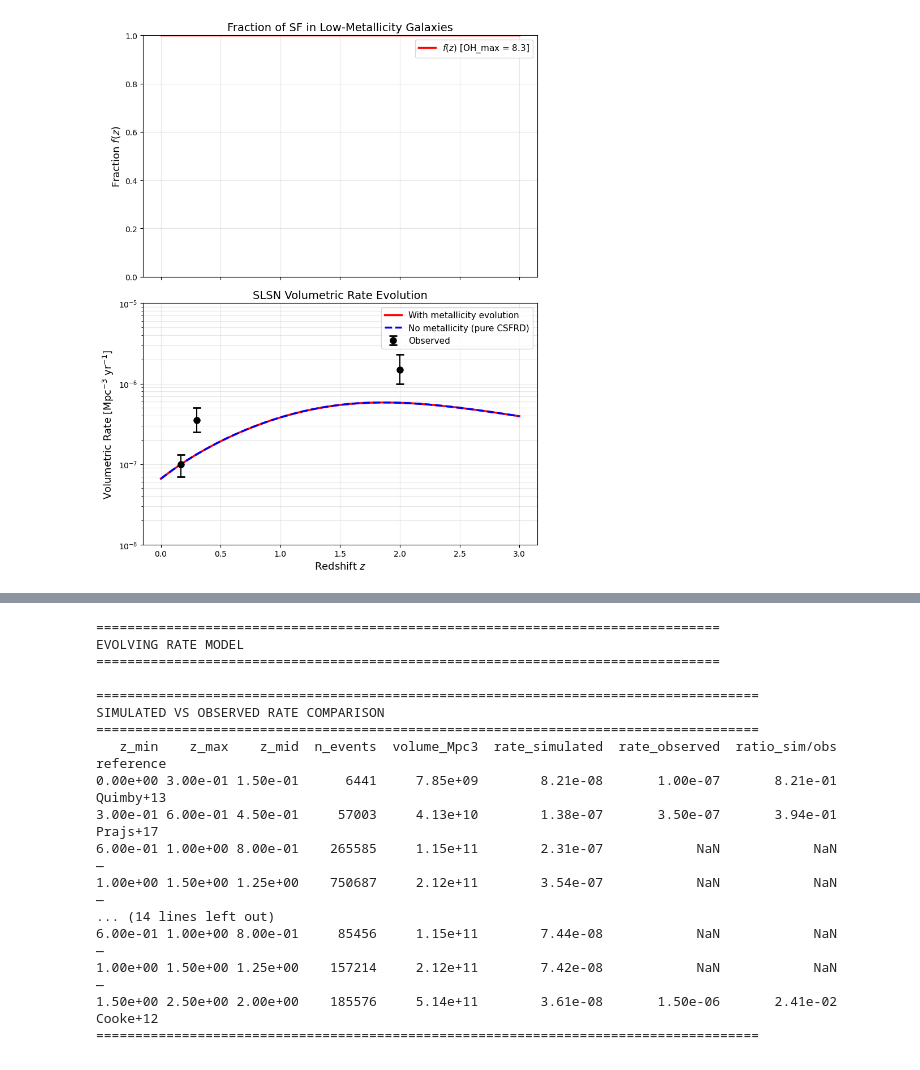
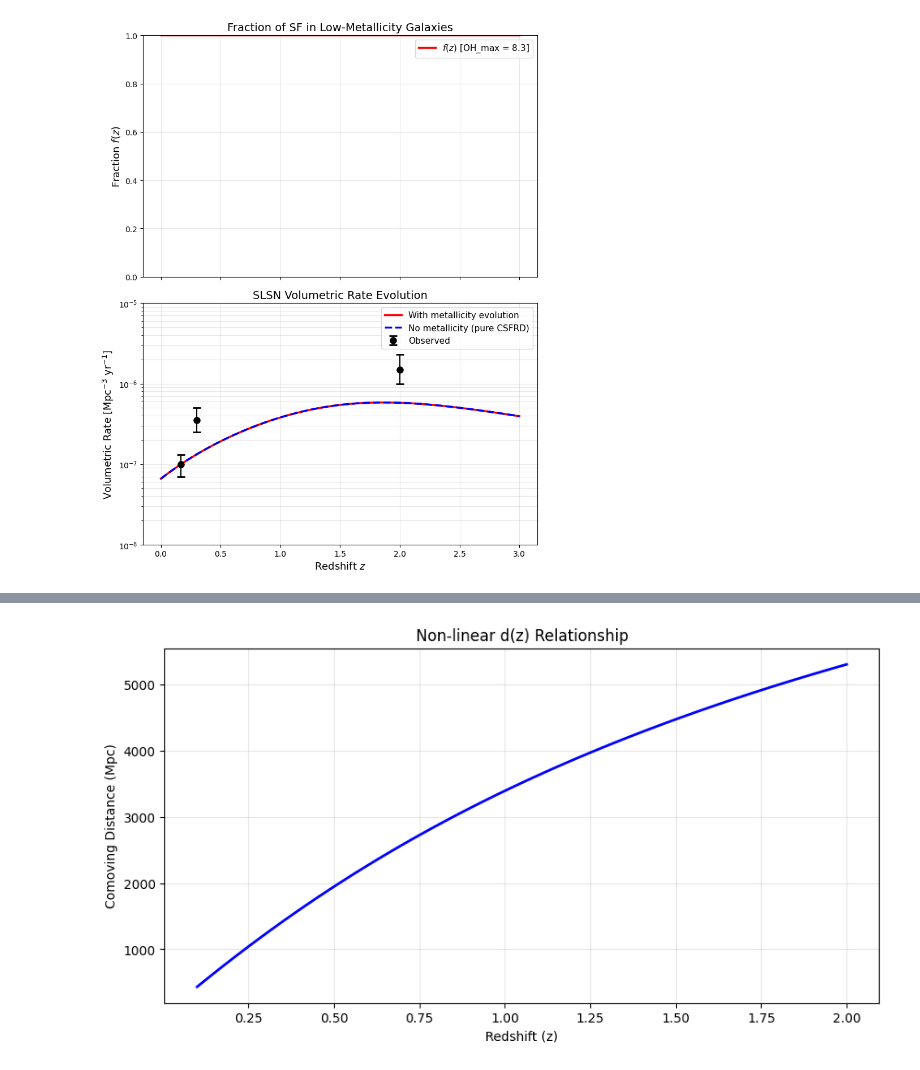
Before and after one commit to andra104/SLSNe_Metric, a Jupyter notebook: notebooks/SLSNe_redshift_variation.ipynb, the cells around one changed output, grey strips where cells are left out. Drawn from its saved outputs; the diff is of its cells as text; code cells hidden in the pictures.

```diff
--- a/notebooks/SLSNe_redshift_variation.ipynb
+++ b/notebooks/SLSNe_redshift_variation.ipynb
@@ -930,35 +932,23 @@ Saved SLSN population to /Users/andradenebula/Documents/Research/Transient_Metri
-# %%
-# ============================================================================
-# CELL 9: Compare simulated vs observed rates
-# ============================================================================
-
-print("="*80)
-print("EVOLVING RATE MODEL")
-print("="*80)
-df_evolving = compare_simulated_vs_observed_rates(pop_evolving)
-
-print("\n" + "="*80)
-print("CONSTANT RATE MODEL")
-print("="*80)
-df_constant = compare_simulated_vs_observed_rates(pop_constant)
-# %% [output]
-================================================================================
-EVOLVING RATE MODEL
-================================================================================
-
-=====================================================================================
-SIMULATED VS OBSERVED RATE COMPARISON
-=====================================================================================
-   z_min    z_max    z_mid  n_events  volume_Mpc3  rate_simulated  rate_observed  ratio_sim/obs reference
-0.00e+00 3.00e-01 1.50e-01      6441     7.85e+09        8.21e-08       1.00e-07       8.21e-01 Quimby+13
-3.00e-01 6.00e-01 4.50e-01     57003     4.13e+10        1.38e-07       3.50e-07       3.94e-01  Prajs+17
-6.00e-01 1.00e+00 8.00e-01    265585     1.15e+11        2.31e-07            NaN            NaN         —
-1.00e+00 1.50e+00 1.25e+00    750687     2.12e+11        3.54e-07            NaN            NaN         —
-... (14 lines left out)
-6.00e-01 1.00e+00 8.00e-01     85456     1.15e+11        7.44e-08            NaN            NaN         —
-1.00e+00 1.50e+00 1.25e+00    157214     2.12e+11        7.42e-08            NaN            NaN         —
-1.50e+00 2.50e+00 2.00e+00    185576     5.14e+11        3.61e-08       1.50e-06       2.41e-02  Cooke+12
-=====================================================================================
+# %%
+# In your notebook or a test script
+from astropy.cosmology import Planck18 as cosmo
+import numpy as np
+import matplotlib.pyplot as plt
+
+z_range = np.linspace(0.1, 2.0, 100)
+d_range = cosmo.comoving_distance(z_range).value  # in Mpc
+
+plt.figure(figsize=(10, 5))
+plt.plot(z_range, d_range, 'b-', linewidth=2)
+plt.xlabel('Redshift (z)')
+plt.ylabel('Comoving Distance (Mpc)')
+plt.title('Non-linear d(z) Relationship')
+plt.grid(alpha=0.3)
+plt.show()
+
+# You'll see it's NOT a straight line!
+# %% [output]
+[figure, added]
 # %%
 # ============================================================================
 # CELL 10: Diagnostic plots
```
Also changed, not shown: parts of 12 cells of this notebook, 16 other files.
